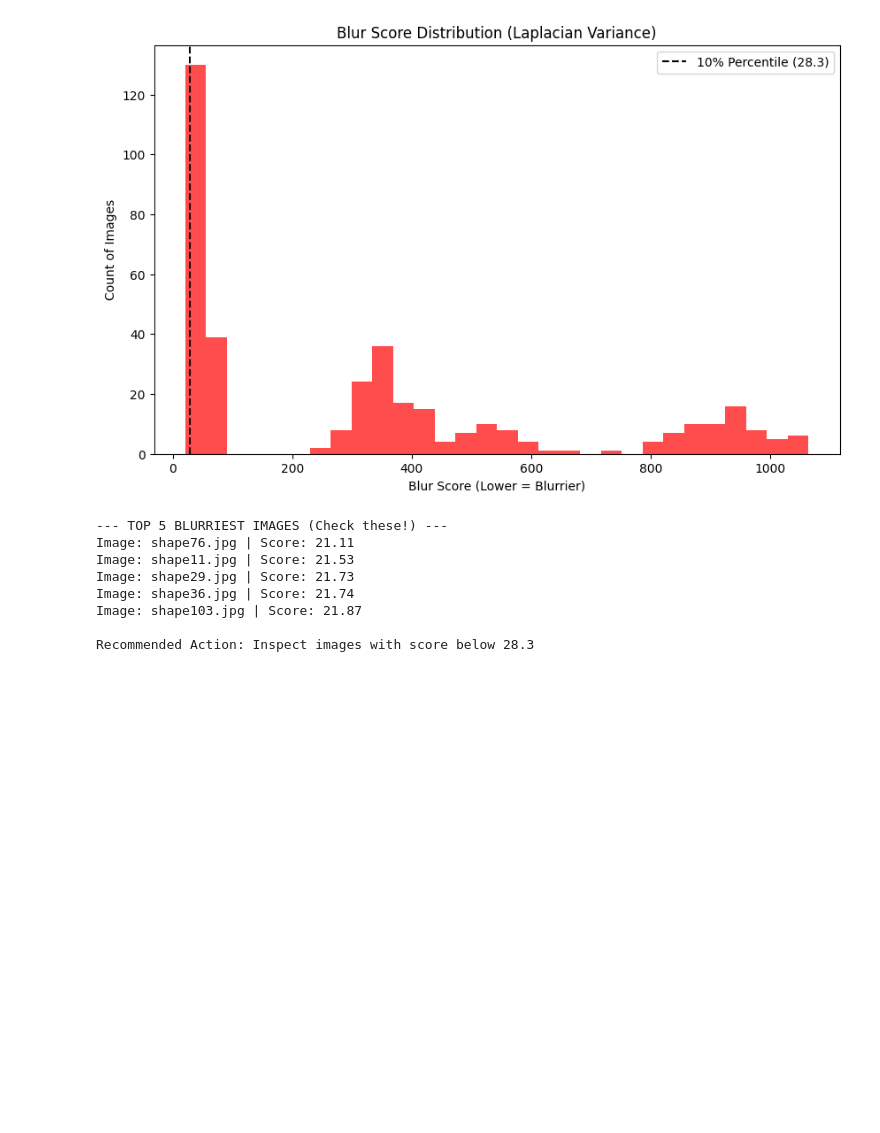
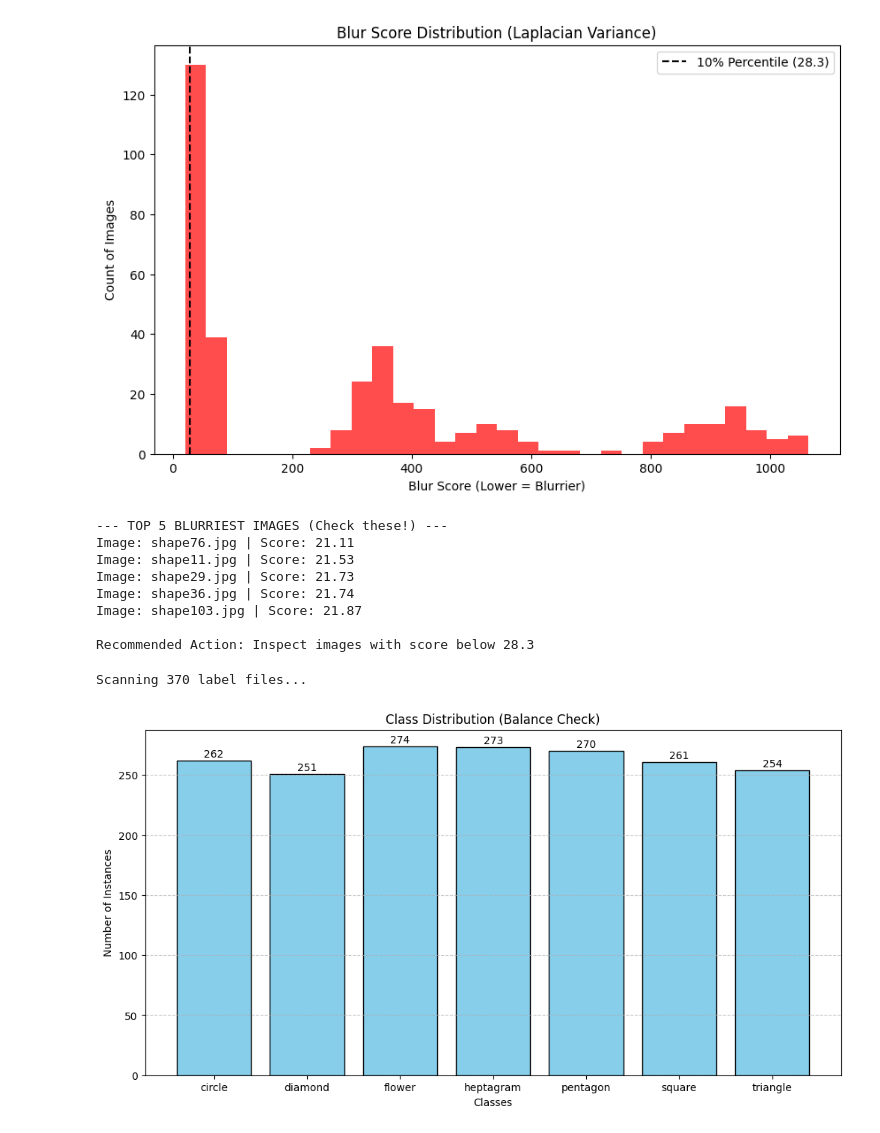
Before and after one commit to Junhan12/hcaptcha-solver, a Jupyter notebook: eda.ipynb, the cells around one changed output. Saved outputs shown, nothing was run; the diff lists cells and outputs as text; code cells hidden in the pictures; blank space fills up the shorter version.

```diff
--- a/eda.ipynb
+++ b/eda.ipynb
@@ -233,3 +233,59 @@ Image: shape36.jpg | Score: 21.74
 Image: shape103.jpg | Score: 21.87
 
 Recommended Action: Inspect images with score below 28.3
+# %%
+import matplotlib.pyplot as plt
+import os
+import glob
+from collections import Counter
+
+# ================= CONFIGURATION =================
+LABEL_FOLDER = "C:\\Users\\junha\\Downloads\\unpaired shape.v13-general-shape.yolov8\\all_labels"  # <--- FOLDER WITH .TXT FILES
+# Update this list to match your classes.txt or data.yaml order
+CLASS_NAMES = ['circle', 'diamond', 'flower', 'heptagram', 'pentagon', 'square', 'triangle']
+# =================================================
+
+def plot_class_distribution():
+    label_files = glob.glob(os.path.join(LABEL_FOLDER, "*.txt"))
+
+    if not label_files:
+        print("No label files found! Check your path.")
+        return
+
+    class_counts = Counter()
+
+    print(f"Scanning {len(label_files)} label files...")
+
+    for file in label_files:
+        with open(file, 'r') as f:
+            lines = f.readlines()
+            for line in lines:
+                parts = line.strip().split()
+                if len(parts) > 0:
+                    class_id = int(parts[0])
+                    class_counts[class_id] += 1
+
+    # Prepare data for plotting
+    # Ensure all classes are represented even if count is 0
+    counts = [class_counts.get(i, 0) for i in range(len(CLASS_NAMES))]
+
+    # Plotting
+    plt.figure(figsize=(12, 6))
+    bars = plt.bar(CLASS_NAMES, counts, color='skyblue', edgecolor='black')
+
+    # Add numbers on top of bars
+    for bar in bars:
+        yval = bar.get_height()
+        plt.text(bar.get_x() + bar.get_width()/2, yval + 1, int(yval), ha='center', va='bottom')
+
+    plt.title('Class Distribution (Balance Check)')
+    plt.xlabel('Classes')
+    plt.ylabel('Number of Instances')
+    plt.grid(axis='y', linestyle='--', alpha=0.7)
+    plt.show()
+
+if __name__ == "__main__":
+    plot_class_distribution()
+# %% [output]
+Scanning 370 label files...
+[figure, added]
```
Also changed, not shown: parts of 2 cells of this notebook, 5 other files.
